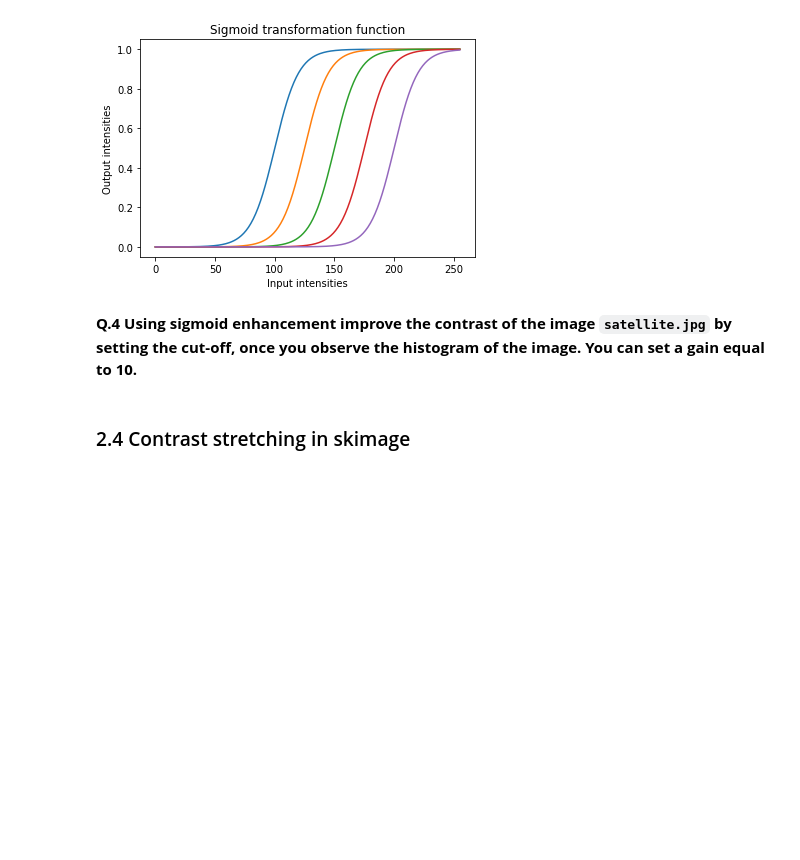
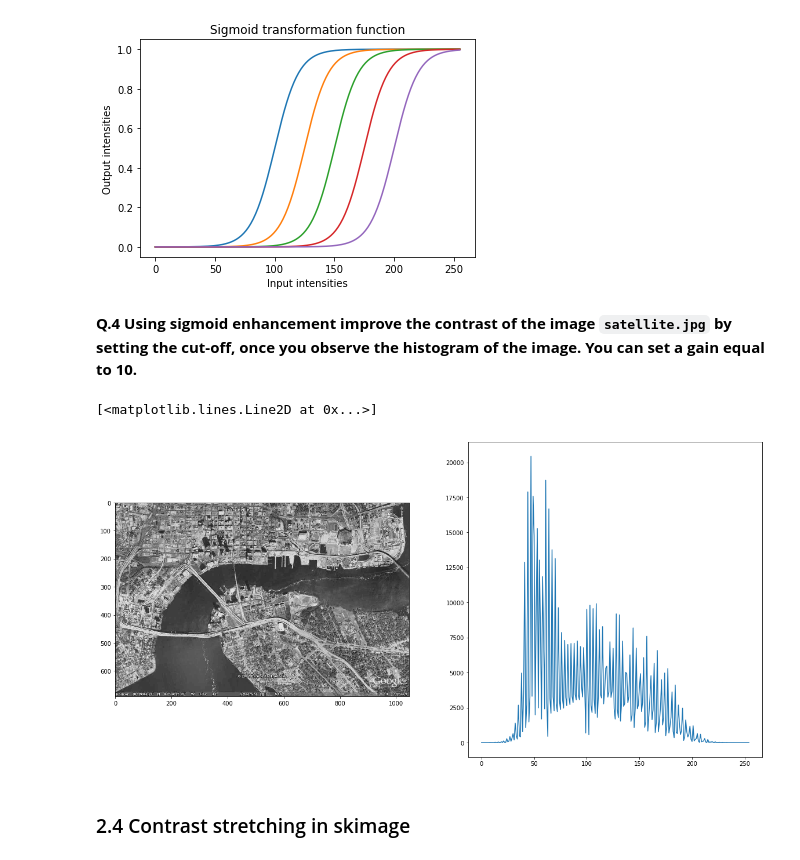
Before and after one commit to majeedhussain49/B31XB-IIP-TP-1718, a Jupyter notebook: 2-image-enhancement/2-enhancement.ipynb, the cells around one changed output. Drawn from its saved outputs; the diff is of its cells as text; code cells hidden in the pictures; blank space fills up the shorter version.

```diff
--- a/2-image-enhancement/2-enhancement.ipynb
+++ b/2-image-enhancement/2-enhancement.ipynb
@@ -143,6 +185,29 @@ plt.show()
 [figure]
 # %% [markdown]
 **Q.4 Using sigmoid enhancement improve the contrast of the image `satellite.jpg` by setting the cut-off, once you observe the histogram of the image. You can set a gain equal to 10.**
+# %%
+from skimage import img_as_float
+from skimage import io
+import numpy as np
+
+sat = io.imread('./images/satellite.jpg', as_grey = True)
+satF = img_as_float(sat)
+
+f, axes = plt.subplots(nrows = 1, ncols = 2, figsize = (20,10))
+ax = axes.ravel()
+
+cut_off = np.linspace(100., 200., num=5)
+
+i = 0
+
+for t in cut_off:
+    satN1 = exposure.adjust_sigmoid(satF, cutoff=t, gain=1)
+histo = np.histogram(satN1 , 255)
+ax[0].imshow(satN1, cmap = cm.Greys_r)
+ax[1].plot(histo[0])
+# %% [output]
+[<matplotlib.lines.Line2D at 0x...>]
+[figure, added]
 # %% [markdown]
 ### 2.4 Contrast stretching in skimage
 # %% [markdown]
```
Also changed, not shown: parts of 8 cells of this notebook.
